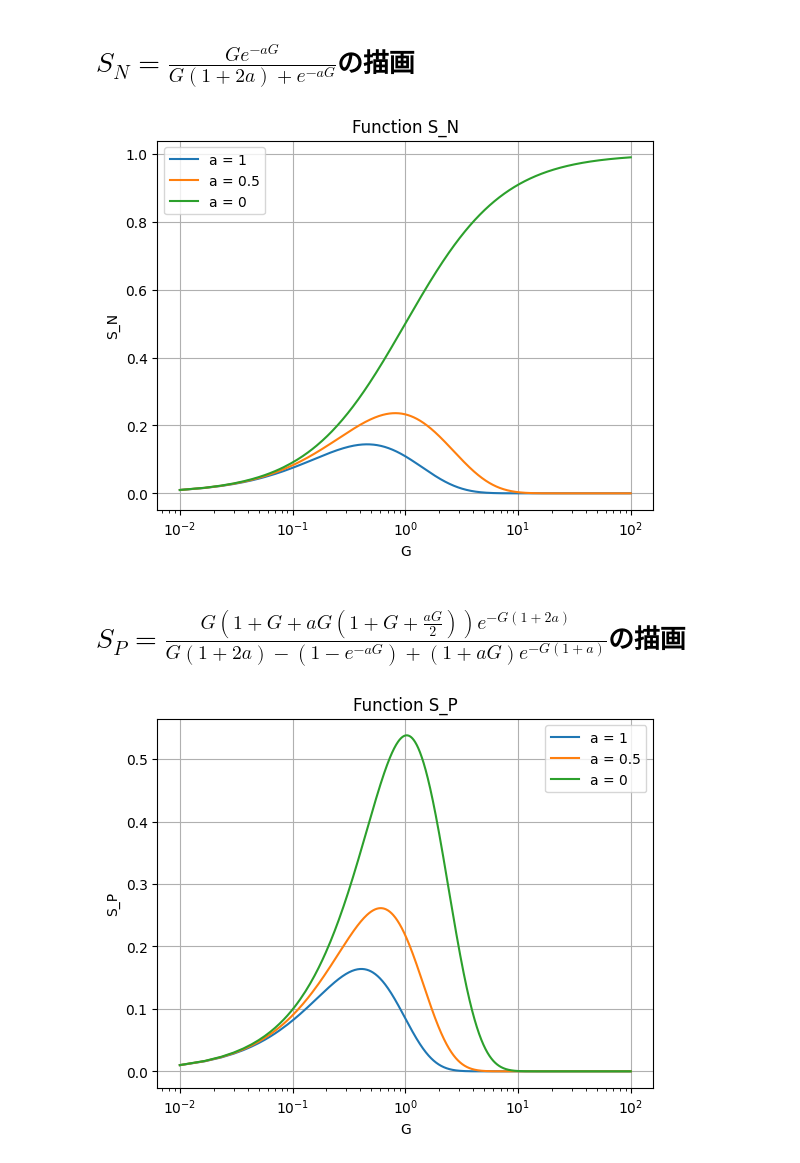
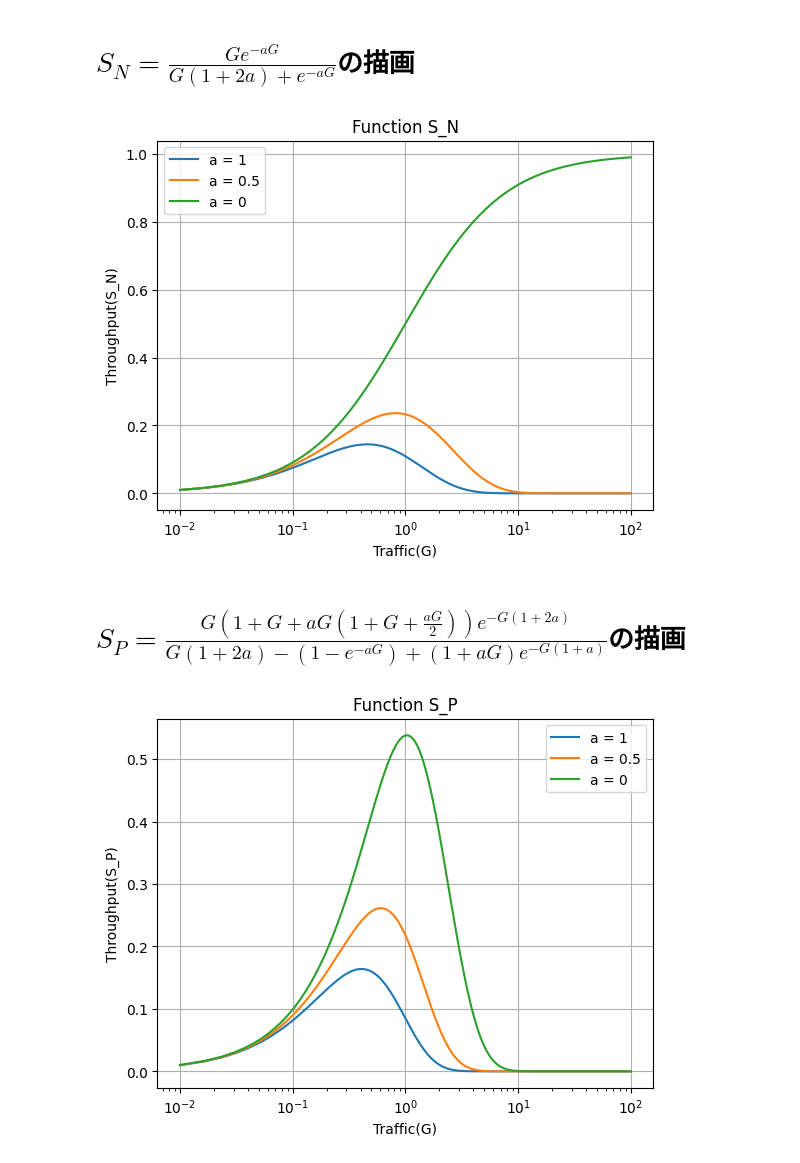
Before and after one commit to ryoww/seminar, a Jupyter notebook: telecomminucation/graph.ipynb, the cells around one changed output. Saved outputs shown, nothing was run; the diff lists cells and outputs as text; code cells hidden in the pictures.

Commit message:
traffic and throughput

```diff
--- a/telecomminucation/graph.ipynb
+++ b/telecomminucation/graph.ipynb
@@ -99,34 +99,34 @@ plt.show()
 # %%
 import numpy as np
 import matplotlib.pyplot as plt
 
 def func(G, a):
     numerator = G * np.exp(-a * G)
     denominator = G * (1 + 2 * a) + np.exp(-a * G)
     return numerator / denominator
 
 # パラメータの設定
 G = np.linspace(0.01, 100, 15000)  # Gの範囲と分割数を指定
 
 # 関数の評価
 S_N_1 = func(G, 1)
 S_N_5 = func(G, 0.5)
 S_N_0 = func(G, 0)
 
 # グラフの描画
 plt.plot(G, S_N_1, label= "a = 1")
 plt.plot(G, S_N_5, label= "a = 0.5")
 plt.plot(G, S_N_0, label= "a = 0")
 
 plt.xscale("log")
-plt.xlabel('G')
-plt.ylabel('S_N')
+plt.xlabel('Traffic(G)')
+plt.ylabel('Throughput(S_N)')
 plt.title('Function S_N')
 plt.grid(True)
 plt.legend()
 plt.show()
 # %% [output]
-[figure, old version]
+[figure, new version]
 # %% [markdown]
 # $S_P = \frac{G(1 + G + aG(1 + G + \frac{aG}{2}))e^{-G(1+2a)}}{G(1 + 2a) - (1 - e^{-aG}) + (1 + aG)e^{-G(1 + a)}}$の描画
 # %%
@@ -153,11 +153,11 @@ plt.plot(G, S_N_5, label= "a = 0.5")
 plt.plot(G, S_N_0, label= "a = 0")
 
 plt.xscale("log")
-plt.xlabel('G')
-plt.ylabel('S_P')
+plt.xlabel('Traffic(G)')
+plt.ylabel('Throughput(S_P)')
 plt.title('Function S_P')
 plt.grid(True)
 plt.legend()
 plt.show()
 # %% [output]
-[figure, old version]
+[figure, new version]
```
Also changed, not shown: 2 other files.
